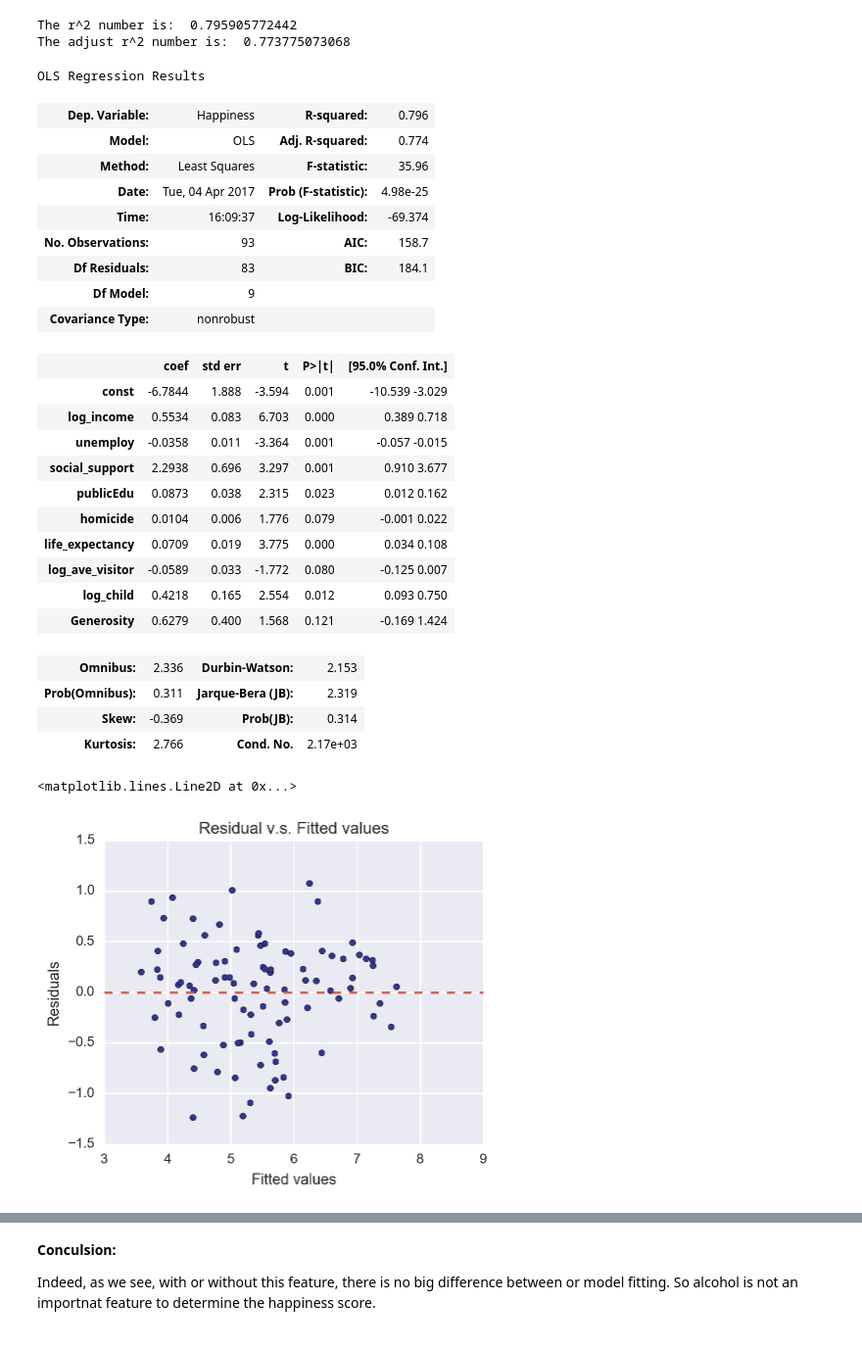
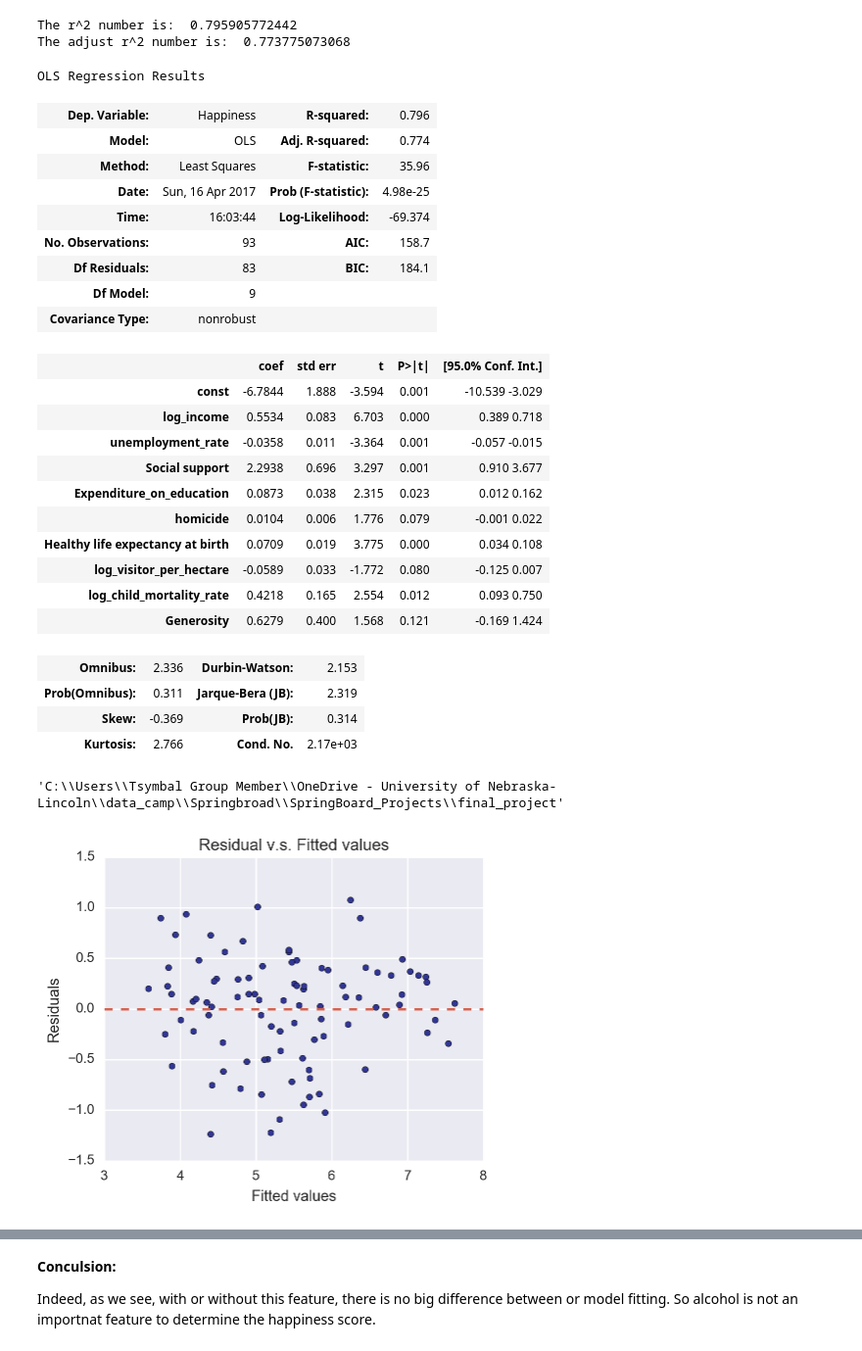
Before and after one commit to dangspin/SpringBoard_Projects, a Jupyter notebook: final_project/Regression_Analysis.ipynb, the cells around one changed output, grey strips where cells are left out. Shown: that part at 98% size. Cells and saved outputs as stored; diff of their text form; code cells hidden in the pictures.

```diff
--- a/final_project/Regression_Analysis.ipynb
+++ b/final_project/Regression_Analysis.ipynb
@@ -119,6 +119,8 @@ log_healthExp
 log_income
 log_ave_visitor
 The shape of our dataset is: (139, 20)
+# %%
+reorigin=origin1
 # %% [markdown]
 ## 1. Train and test data
 # %%
@@ -451,7 +475,7 @@ print 'The adjust r^2 number is: ',fit2.rsquared_adj
 The r^2 number is:  0.817451926553
 The adjust r^2 number is:  0.792661447443
 # %%
-Xt_b0_2=Xt_b0.drop(['visitor','alcohol','gdp'],axis=1)
+Xt_b0_2=Xt_b0.drop(['alcohol','total_visitors','Log GDP per capita'],axis=1)
 
 fit3=sm.OLS(Y_traindf,Xt_b0_2).fit()
 
@@ -467,8 +491,8 @@ OLS Regression Results
 | Dep. Variable: | Happiness | R-squared: | 0.796 |
 | Model: | OLS | Adj. R-squared: | 0.774 |
 | Method: | Least Squares | F-statistic: | 35.96 |
-| Date: | Tue, 04 Apr 2017 | Prob (F-statistic): | 4.98e-25 |
-| Time: | 16:09:37 | Log-Likelihood: | -69.374 |
+| Date: | Sun, 16 Apr 2017 | Prob (F-statistic): | 4.98e-25 |
+| Time: | 16:03:44 | Log-Likelihood: | -69.374 |
 | No. Observations: | 93 | AIC: | 158.7 |
 | Df Residuals: | 83 | BIC: | 184.1 |
 | Df Model: | 9 |  |  |
@@ -476,30 +500,37 @@ OLS Regression Results
 |  | coef | std err | t | P>|t| | [95.0% Conf. Int.] |
 | const | -6.7844 | 1.888 | -3.594 | 0.001 | -10.539 -3.029 |
 | log_income | 0.5534 | 0.083 | 6.703 | 0.000 | 0.389 0.718 |
-| unemploy | -0.0358 | 0.011 | -3.364 | 0.001 | -0.057 -0.015 |
-| social_support | 2.2938 | 0.696 | 3.297 | 0.001 | 0.910 3.677 |
-| publicEdu | 0.0873 | 0.038 | 2.315 | 0.023 | 0.012 0.162 |
+| unemployment_rate | -0.0358 | 0.011 | -3.364 | 0.001 | -0.057 -0.015 |
+| Social support | 2.2938 | 0.696 | 3.297 | 0.001 | 0.910 3.677 |
+| Expenditure_on_education | 0.0873 | 0.038 | 2.315 | 0.023 | 0.012 0.162 |
 | homicide | 0.0104 | 0.006 | 1.776 | 0.079 | -0.001 0.022 |
-| life_expectancy | 0.0709 | 0.019 | 3.775 | 0.000 | 0.034 0.108 |
-| log_ave_visitor | -0.0589 | 0.033 | -1.772 | 0.080 | -0.125 0.007 |
-| log_child | 0.4218 | 0.165 | 2.554 | 0.012 | 0.093 0.750 |
+| Healthy life expectancy at birth | 0.0709 | 0.019 | 3.775 | 0.000 | 0.034 0.108 |
+| log_visitor_per_hectare | -0.0589 | 0.033 | -1.772 | 0.080 | -0.125 0.007 |
+| log_child_mortality_rate | 0.4218 | 0.165 | 2.554 | 0.012 | 0.093 0.750 |
 | Generosity | 0.6279 | 0.400 | 1.568 | 0.121 | -0.169 1.424 |
 | Omnibus: | 2.336 | Durbin-Watson: | 2.153 |
 | Prob(Omnibus): | 0.311 | Jarque-Bera (JB): | 2.319 |
 | Skew: | -0.369 | Prob(JB): | 0.314 |
 | Kurtosis: | 2.766 | Cond. No. | 2.17e+03 |
+# %%
+import os
+
+work_directory=os.getcwd()
+work_directory
+# %% [output]
+'C:\\Users\\Tsymbal Group Member\\OneDrive - University of Nebraska-Lincoln\\data_camp\\Springbroad\\SpringBoard_Projects\\final_project'
 # %%
 fig,ax=plt.subplots(1,1,figsize=(5,4))
 
 ax.scatter(fit3.fittedvalues,fit3.resid,s=20,c='#313695')
 ax.set_xlabel('Fitted values')
 ax.set_ylabel('Residuals')
 ax.set_title('Residual v.s. Fitted values')
-ax.set_xlim(3,9)
+
 ax.axhline(y=0,ls='--',c='#d6604d')
+plt.savefig(work_directory+'\\pictures\\worldmap.png',dpi=400, bbox_inches='tight', pad_inches=.2)
 # %% [output]
-<matplotlib.lines.Line2D at 0x...>
-[figure, old version]
+[figure, new version]
 # %%
 fig,ax=plt.subplots(1,1,figsize=(5,4))
 
```
Also changed, not shown: parts of 15 cells of this notebook, 1 other file.
